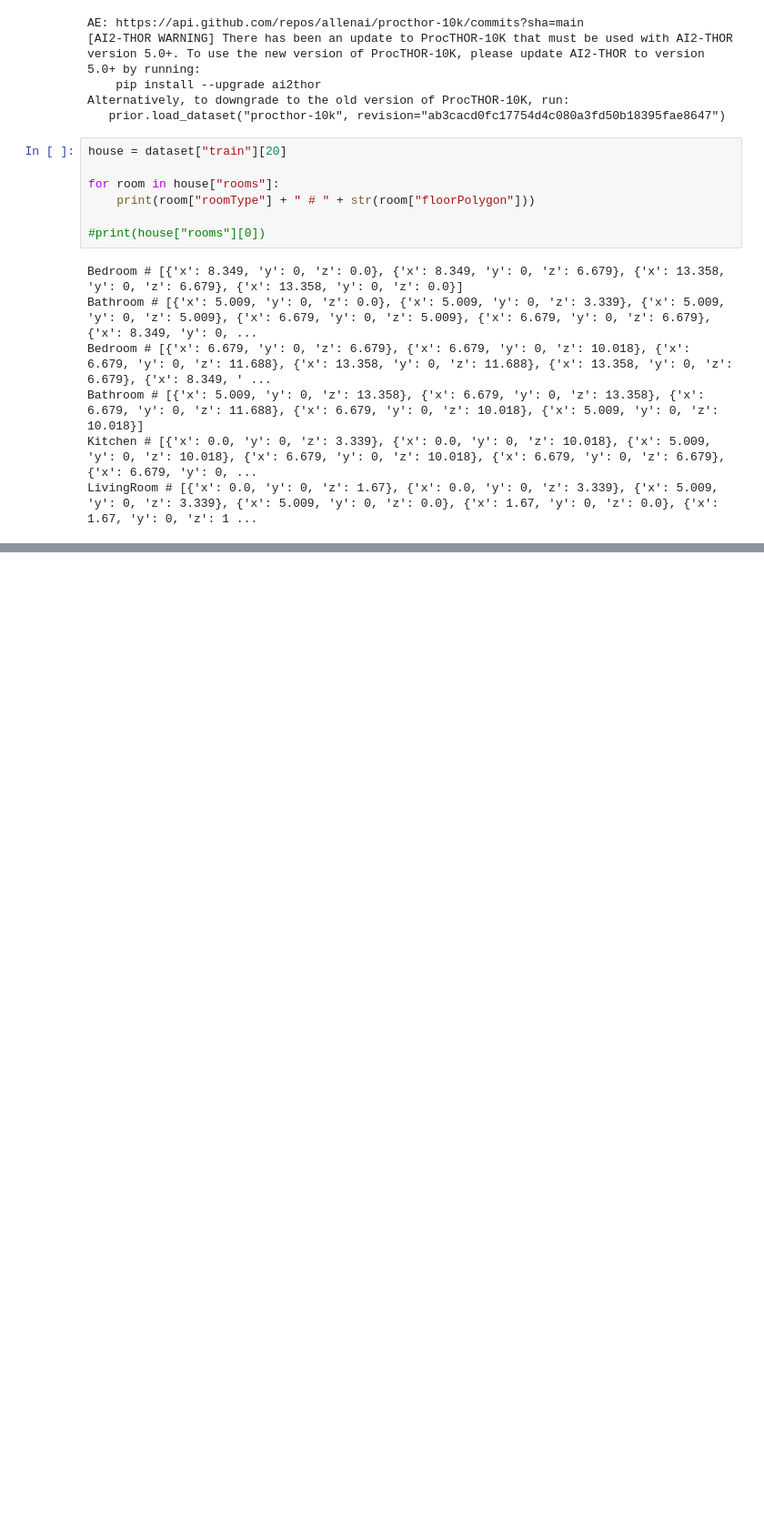
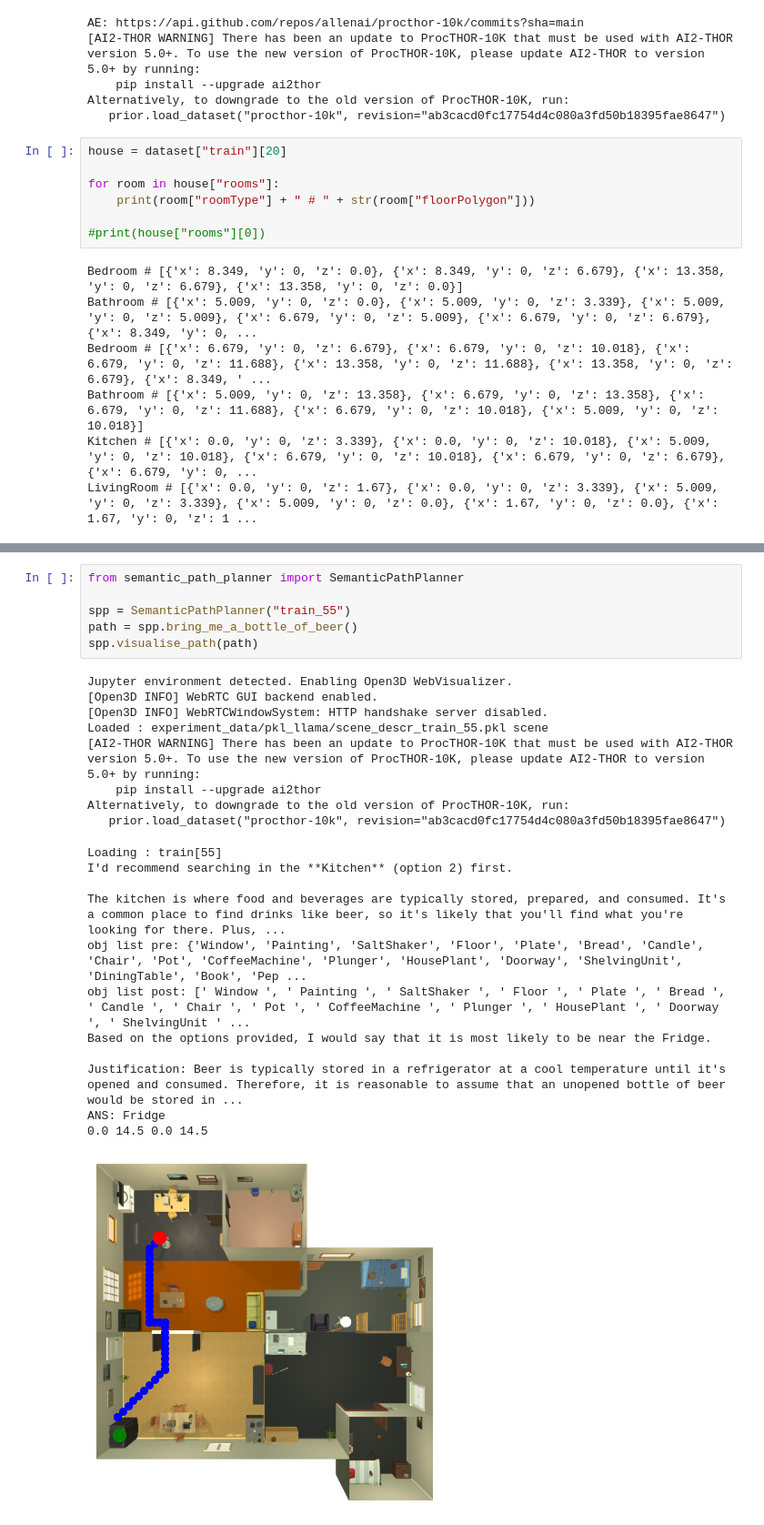
Before and after one commit to archie1983/llm_semantic_navigation, a Jupyter notebook: environment.ipynb, the cells around one changed output, grey strips where cells are left out. Shown at 91% size. Saved outputs shown, nothing was run; the diff lists cells and outputs as text; blank space fills up the shorter version.

```diff
--- a/environment.ipynb
+++ b/environment.ipynb
@@ -259,0 +260,27 @@ get_top_down_frame()
+# %%
+from semantic_path_planner import SemanticPathPlanner
+
+spp = SemanticPathPlanner("train_55")
+path = spp.bring_me_a_bottle_of_beer()
+spp.visualise_path(path)
+# %% [output]
+Jupyter environment detected. Enabling Open3D WebVisualizer.
+[Open3D INFO] WebRTC GUI backend enabled.
+[Open3D INFO] WebRTCWindowSystem: HTTP handshake server disabled.
+Loaded : experiment_data/pkl_llama/scene_descr_train_55.pkl scene
+[AI2-THOR WARNING] There has been an update to ProcTHOR-10K that must be used with AI2-THOR version 5.0+. To use the new version of ProcTHOR-10K, please update AI2-THOR to version 5.0+ by running:
+    pip install --upgrade ai2thor
+Alternatively, to downgrade to the old version of ProcTHOR-10K, run:
+   prior.load_dataset("procthor-10k", revision="ab3cacd0fc17754d4c080a3fd50b18395fae8647")
+Loading : train[55]
+I'd recommend searching in the **Kitchen** (option 2) first.
+
+The kitchen is where food and beverages are typically stored, prepared, and consumed. It's a common place to find drinks like beer, so it's likely that you'll find what you're looking for there. Plus, ...
+obj list pre: {'Window', 'Painting', 'SaltShaker', 'Floor', 'Plate', 'Bread', 'Candle', 'Chair', 'Pot', 'CoffeeMachine', 'Plunger', 'HousePlant', 'Doorway', 'ShelvingUnit', 'DiningTable', 'Book', 'Pep ...
+obj list post: [' Window ', ' Painting ', ' SaltShaker ', ' Floor ', ' Plate ', ' Bread ', ' Candle ', ' Chair ', ' Pot ', ' CoffeeMachine ', ' Plunger ', ' HousePlant ', ' Doorway ', ' ShelvingUnit ' ...
+Based on the options provided, I would say that it is most likely to be near the Fridge.
+
+Justification: Beer is typically stored in a refrigerator at a cool temperature until it's opened and consumed. Therefore, it is reasonable to assume that an unopened bottle of beer would be stored in ...
+ANS: Fridge
+0.0 14.5 0.0 14.5
+[figure, added]
```
Also changed, not shown: parts of 9 cells of this notebook, 4 other files.
